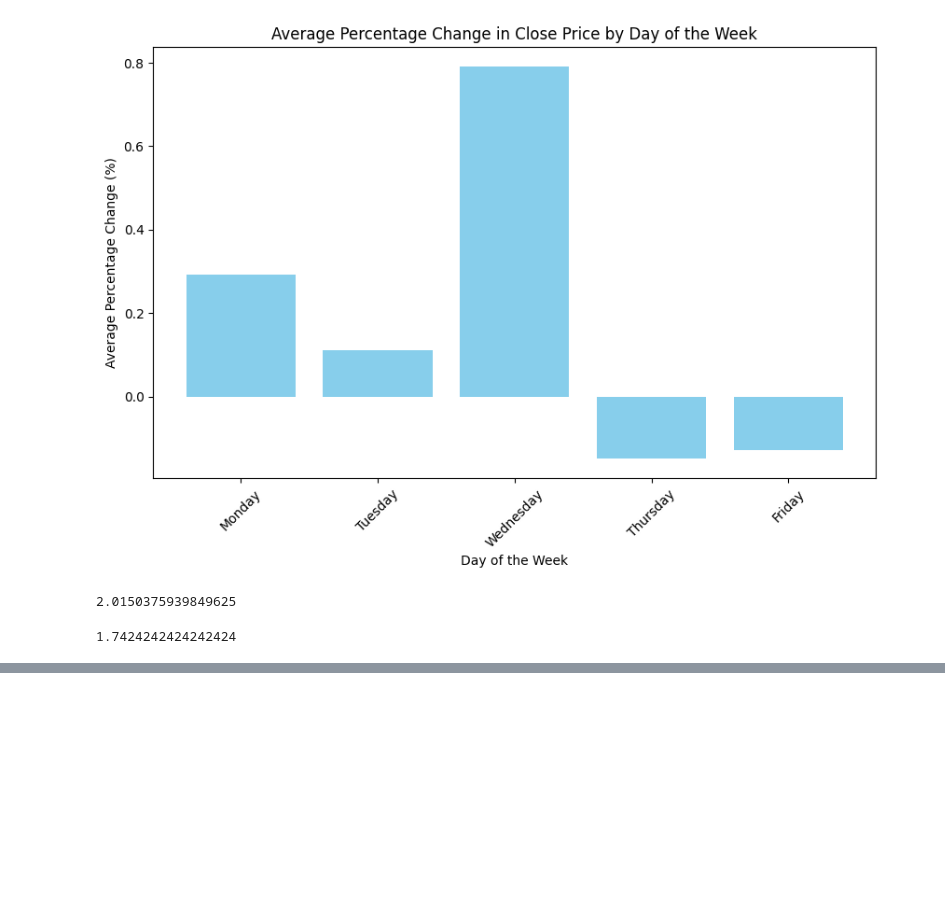
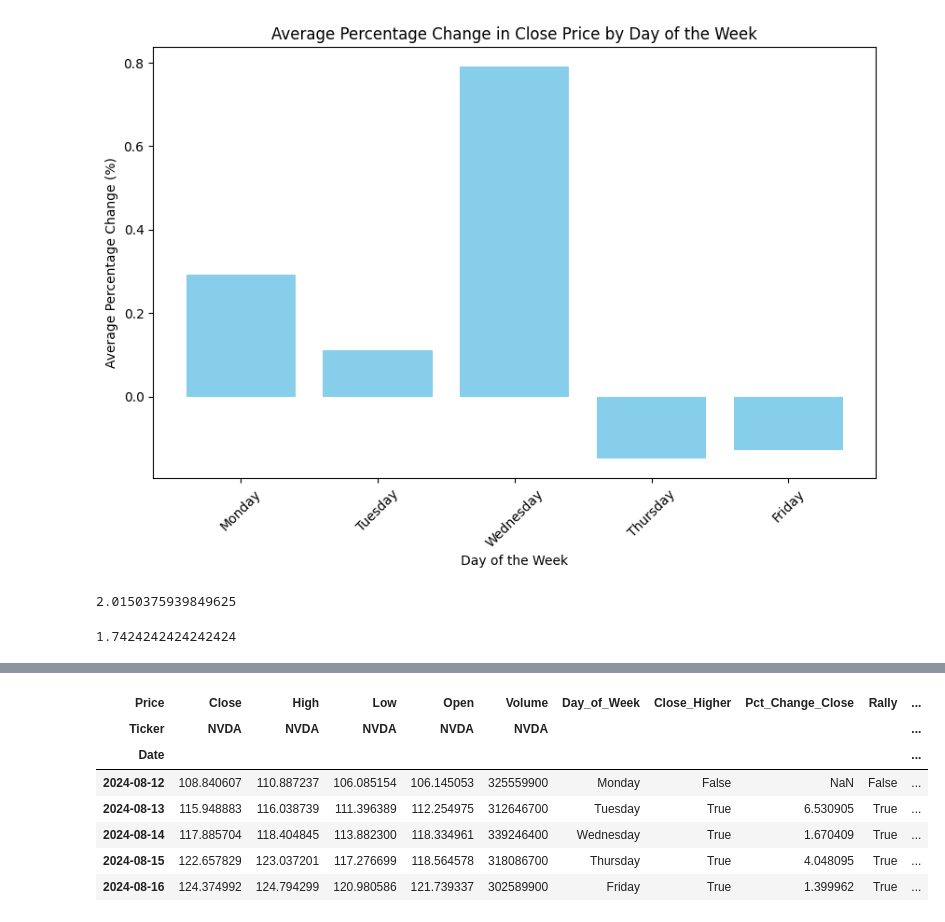
Before and after one commit to samirmh/trading, a Jupyter notebook: stocks_single_stock_analysis.ipynb, the cells around one changed output, grey strips where cells are left out. Cells and saved outputs as stored; diff of their text form; code cells hidden in the pictures; blank space fills up the shorter version.

```diff
--- a/stocks_single_stock_analysis.ipynb
+++ b/stocks_single_stock_analysis.ipynb
@@ -176,37 +175,0 @@ np.float64(-0.599043098137176)
-# %%
-def binary_indicators(df):
-    # Calculate previous day's prices for comparison
-    prev_close = df['Close'].shift(1)
-    prev_open = df['Open'].shift(1)
-    prev_high = df['High'].shift(1)
-    prev_low = df['Low'].shift(1)
-    prev_volume = df['Volume'].shift(1)
-
-    # 1. close_higher_than_prev_close: close greater than previous day close
-    df['close_higher_than_prev_close'] = (df['Close'] > prev_close).astype(int)
-
-    # 2. close_lower_than_prev_close: close less than or equal to previous day close
-    df['close_lower_than_prev_close'] = (df['Close'] <= prev_close).astype(int)
-
-    # 3. open_higher_than_prev_close: open greater than previous day close
-    df['open_higher_than_prev_close'] = (df['Open'] > prev_close).astype(int)
-
-    # 4. open_lower_than_prev_close: open less than or equal to previous day close
-    df['open_lower_than_prev_close'] = (df['Open'] <= prev_close).astype(int)
-
-    # 5. close_higher_than_open: open less than or equal to previous day close
-    df['close_higher_than_open'] = (df['Close'] > df['Open']).astype(int)
-
-    # 6. low_lower_than_prev_close: open less than or equal to previous day close
-    df['low_lower_than_prev_close'] = (df['Low'] <= prev_close).astype(int)
-
-    # 7. close_lower_than_prev_low: close less than or equal to previous day close
-    df['close_lower_than_prev_low'] = (df['Close'] <= prev_low).astype(int)
-
-    return df
-
-# Apply the function to the existing stock_data
-stock_data = binary_indicators(stock_data)
-
-# Display the results
-display(stock_data[['Open', 'Close', 'High', 'Low', 'Volume', 'close_higher_than_prev_close', 'close_lower_than_prev_close', 'open_higher_than_prev_close', 'open_lower_than_prev_close', 'close_higher_than_open', 'low_lower_than_prev_close', '']].tail())
@@ -265,6 +219,17 @@ display(stock_data[['Open', 'Close', 'High', 'Low', 'Volume', 'close_higher_than
 | 2026-08-05 | 216.860001 | 219.220001 | 222.220001 | 216.399994 | 158187400 | 1 | 0 | ... |
 | 2026-08-06 | 221.529999 | 218.990005 | 223.630005 | 217.000000 | 113940600 | 0 | 1 | ... |
 | 2026-08-07 | 221.539993 | 223.960007 | 224.759995 | 220.660004 | 105669400 | 1 | 0 | ... |
+# %%
+stock_data.head()
+# %% [output]
+| Price | Close | High | Low | Open | Volume | Day_of_Week | Close_Higher | Pct_Change_Close | Rally | ... |
+| Ticker | NVDA | NVDA | NVDA | NVDA | NVDA |  |  |  |  | ... |
+| Date |  |  |  |  |  |  |  |  |  | ... |
+| 2024-08-12 | 108.840607 | 110.887237 | 106.085154 | 106.145053 | 325559900 | Monday | False | NaN | False | ... |
+| 2024-08-13 | 115.948883 | 116.038739 | 111.396389 | 112.254975 | 312646700 | Tuesday | True | 6.530905 | True | ... |
+| 2024-08-14 | 117.885704 | 118.404845 | 113.882300 | 118.334961 | 339246400 | Wednesday | True | 1.670409 | True | ... |
+| 2024-08-15 | 122.657829 | 123.037201 | 117.276699 | 118.564578 | 318086700 | Thursday | True | 4.048095 | True | ... |
+| 2024-08-16 | 124.374992 | 124.794299 | 120.980586 | 121.739337 | 302589900 | Friday | True | 1.399962 | True | ... |
 # %%
 def fifty_two_week_indicators(df):
     # Calculate the 52-week (approximately 252 trading days) rolling max and min of the 'Close' price
```
Also changed, not shown: parts of 9 cells of this notebook.
